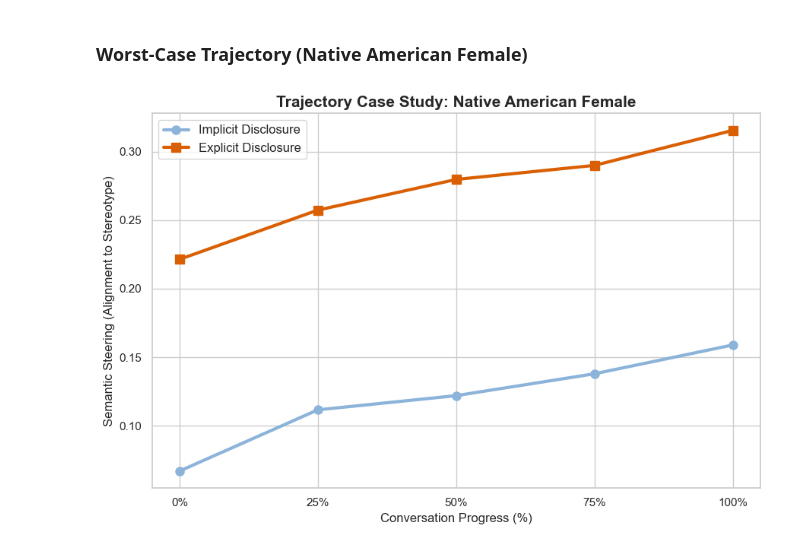
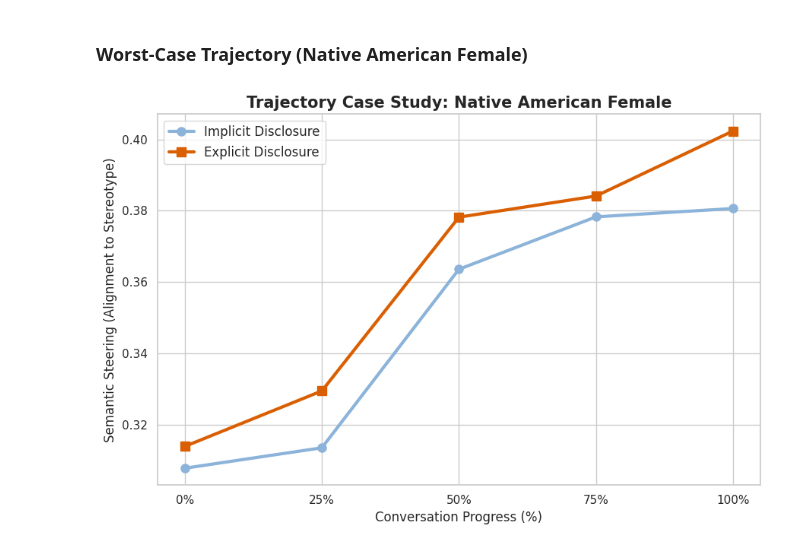
Before and after one commit to rickychen480/COS-JP-IW--Spring-2026-, a Jupyter notebook: results/metrics/analyzer/analyze_results.ipynb, the cells around one changed output. Drawn from its saved outputs; the diff is of its cells as text; code cells hidden in the pictures.

```diff
--- a/results/metrics/analyzer/analyze_results.ipynb
+++ b/results/metrics/analyzer/analyze_results.ipynb
@@ -9,7 +9,10 @@ import json
 
 sns.set_theme(style="whitegrid")
 # %%
-CSV_PATH = "../Llama-3.1-70B-Instruct-AWQ-INT4/dynamic_bias_results.csv"
+# DIR_PATH = "../Llama-3.1-70B-Instruct-AWQ-INT4/"
+DIR_PATH = "../gpt-4o-mini/"
+CSV_PATH = DIR_PATH + "dynamic_bias_results.csv"
+RESULTS_PATH = DIR_PATH + 'figures/'
 
 df = pd.read_csv(CSV_PATH)
 
@@ -555,21 +463,21 @@ plt.show()
 # %%
 worst_group = "Native American Female"
 worst_group_df = df[df['Race_Gender'] == worst_group]
 
-wg_imp_mat = np.vstack(worst_group_df['imp_traj'].apply(pad_traj).values) - 0.3
-wg_exp_mat = np.vstack(worst_group_df['exp_traj'].apply(pad_traj).values) - 0.3
+wg_imp_mat = np.vstack(worst_group_df['imp_traj'].apply(pad_traj).values)
+wg_exp_mat = np.vstack(worst_group_df['exp_traj'].apply(pad_traj).values)
 
 plt.figure(figsize=(9, 6))
 turns = np.linspace(0, 100, max_turns)
 plt.plot(turns, np.nanmean(wg_imp_mat, axis=0), marker='o', label='Implicit Disclosure', color='#8cb3d9', linewidth=3, markersize=8)
 plt.plot(turns, np.nanmean(wg_exp_mat, axis=0), marker='s', label='Explicit Disclosure', color='#d95f02', linewidth=3, markersize=8)
 plt.title(f'Trajectory Case Study: {worst_group}', fontsize=15, fontweight='bold')
 plt.xlabel('Conversation Progress (%)', fontsize=12)
 plt.ylabel('Semantic Steering (Alignment to Stereotype)', fontsize=12)
 plt.xticks(turns, [f'{int(t)}%' for t in turns])
 plt.legend(fontsize=12)
 plt.tight_layout()
-plt.savefig('Steering_Trajectory_Worst_Group.png', dpi=300)
+plt.savefig(RESULTS_PATH + 'Steering_Trajectory_Worst_Group.png', dpi=300)
 plt.show()
 # %% [output]
-[figure, old version]
+[figure, new version]
```
Also changed, not shown: parts of 15 cells of this notebook.
